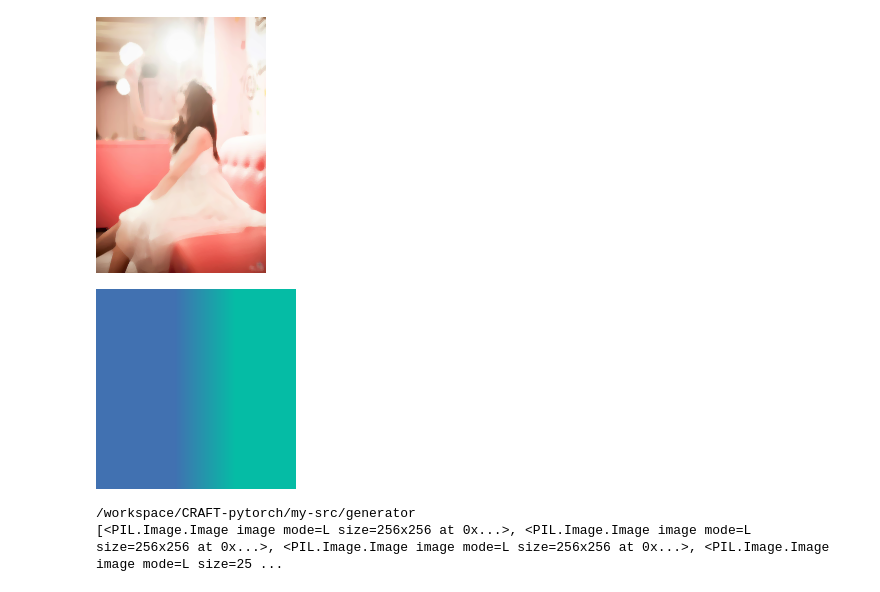
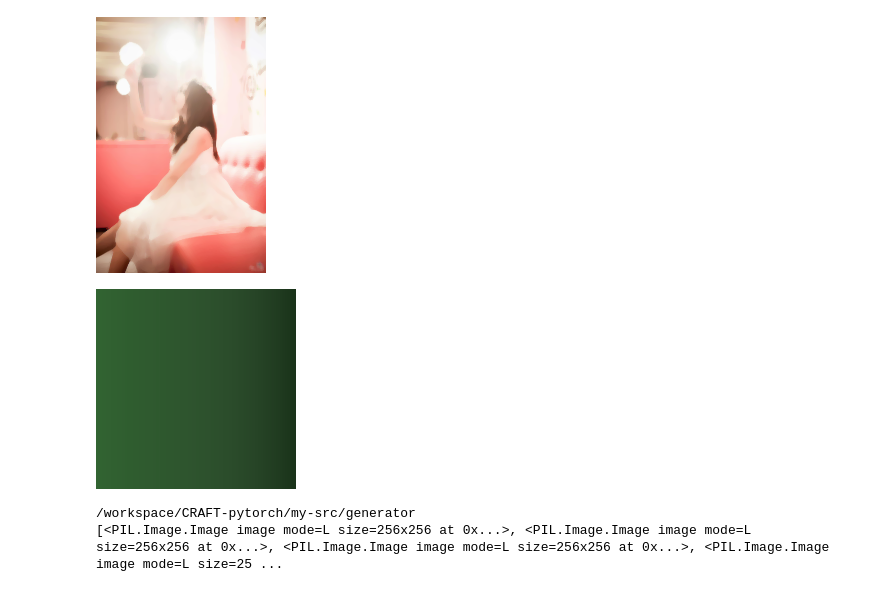
Before and after one commit to w121211/CRAFT-pytorch, a Jupyter notebook: debug.ipynb, the cells around one changed output. Cells and saved outputs as stored; diff of their text form; code cells hidden in the pictures.

```diff
--- a/debug.ipynb
+++ b/debug.ipynb
@@ -162,29 +398,38 @@ im.filter(ImageFilter.MedianFilter(5))
 # %%
 import cairo
 
 surface = cairo.ImageSurface(cairo.FORMAT_ARGB32, 200, 200)
 cr = cairo.Context(surface)
 cr.scale(200, 200)
 
 # pat = cairo.LinearGradient(0, 0, 0, 1)
 pat = cairo.LinearGradient(0, 0, 1, 0)
 
-for rgb in np.random.uniform(0, 1, (2, 4)):
-    pat.add_color_stop_rgba(*rgb, 1)
+# for rgb in np.random.uniform(0, 1, (2, 4)):
+#     pat.add_color_stop_rgba(*rgb, 1)
 
-# pat.add_color_stop_rgba(1, 0, 0, 0, 1)
-# pat.add_color_stop_rgba(0, 1, 1, 1, 1)
+pat.add_color_stop_rgba(0, 1, 1, 1, 0)
+pat.add_color_stop_rgba(1, 0, 0, 0, 0.5)
 cr.rectangle(0, 0, 1, 1)
 cr.set_source(pat)
 cr.fill()
 
 data = np.ndarray(
     shape=(200, 200, 4), dtype=np.uint8, buffer=surface.get_data()
 )
-im = Image.fromarray(data)
+grad = Image.fromarray(data)
+
+
+im = Image.new("RGBA", (200, 200))
+draw = ImageDraw.Draw(im)
+draw.rectangle((0, 0, 200, 200), fill=(50, 100, 50, 256))
+# im.alpha_composite(grad)
+
+# Image.alpha_composite(im, grad)
+im.alpha_composite(grad)
 im
 # %% [output]
-[figure, old version]
+[figure, new version]
 # %%
 %autoreload 2
 %cd /workspace/CRAFT-pytorch/my-src/generator
```
Also changed, not shown: parts of 11 cells of this notebook, 8 other files.
